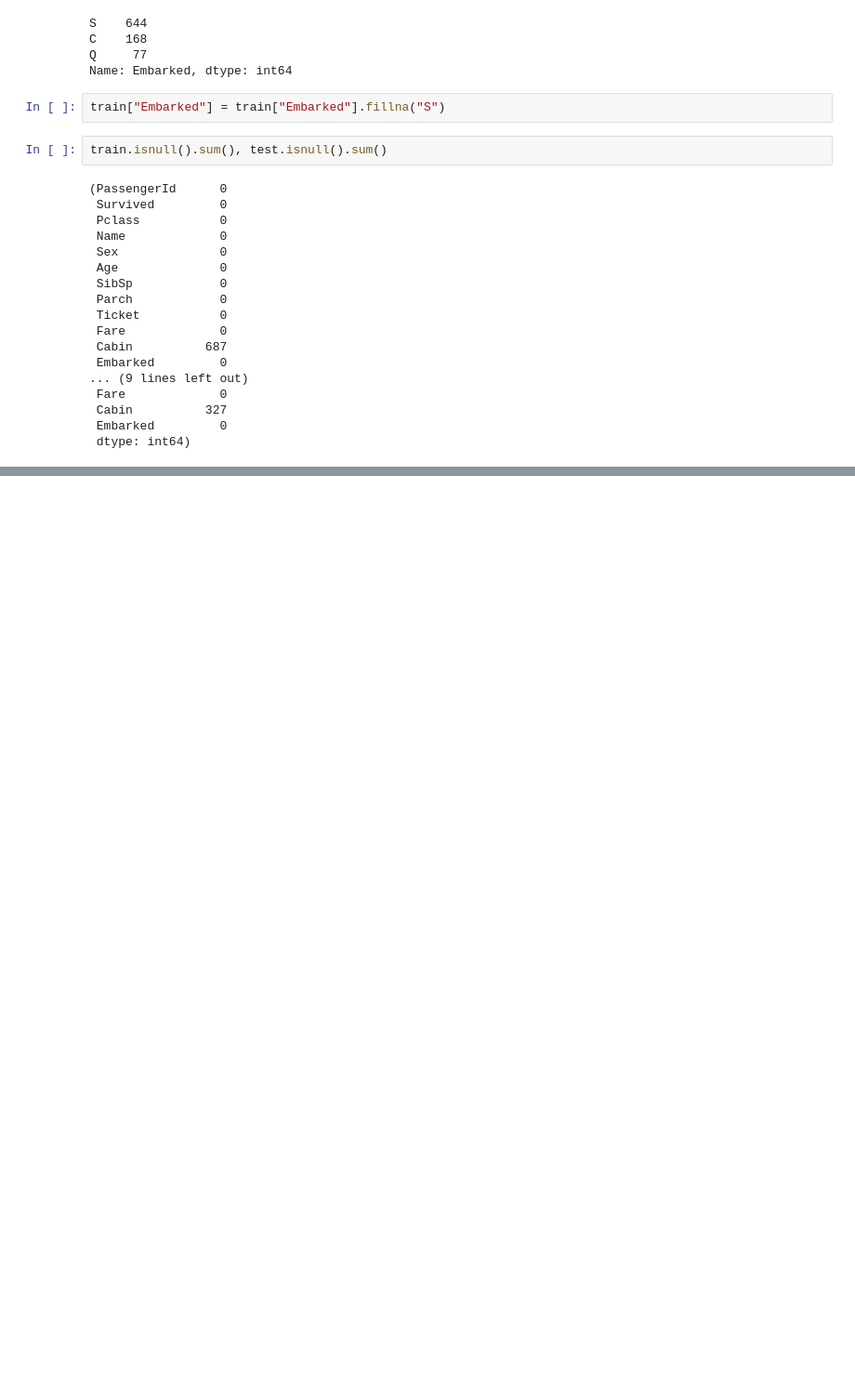
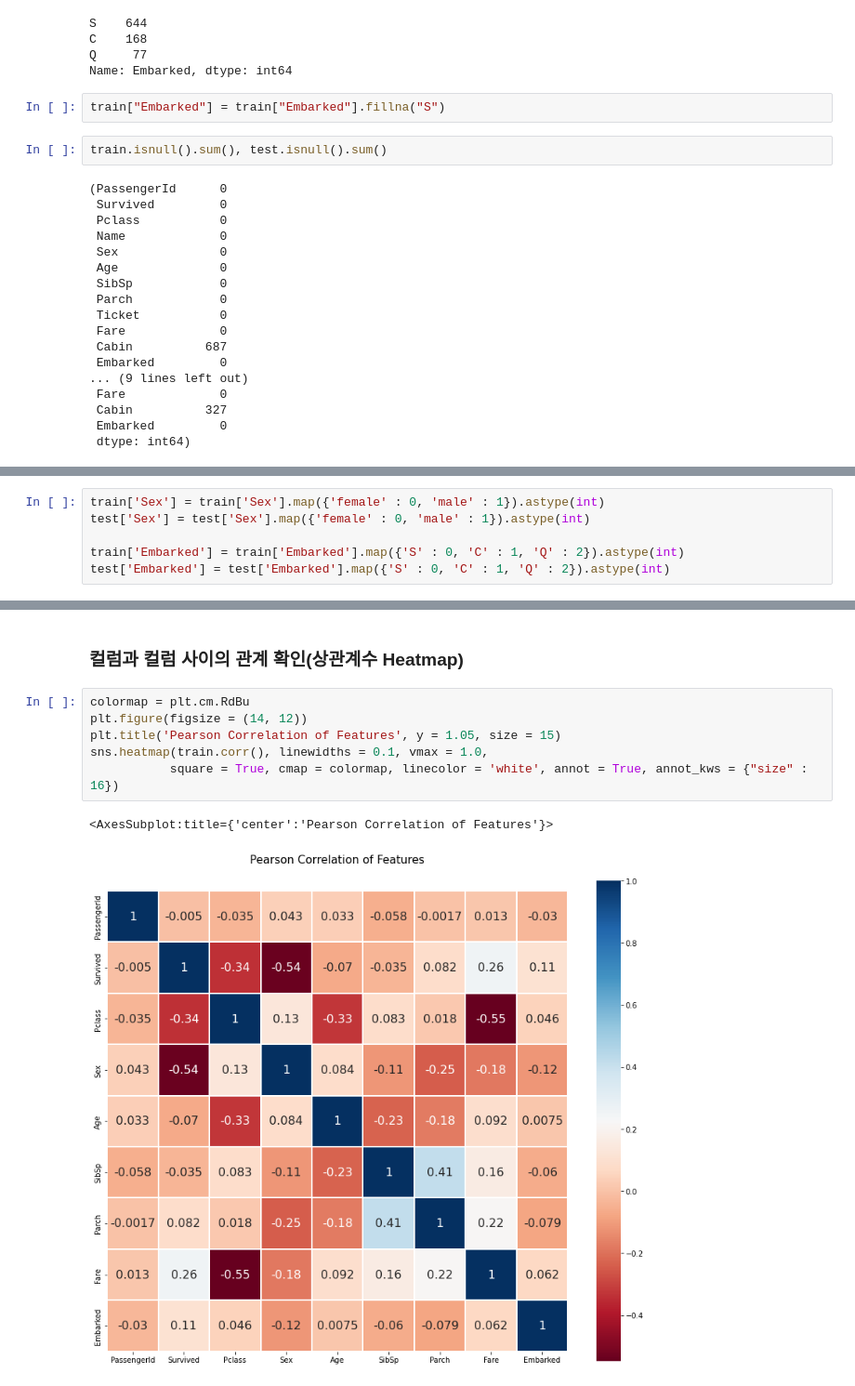
Before and after one commit to city1616/LikeLion_AI_SCHOOL_13th, a Jupyter notebook: 02. 웹과 Github 기본/06_python_library/05_Titanic_data_분석/02_Titanic_Data_Preprocessing.ipynb, the cells around one changed output, grey strips where cells are left out. Shown at 93% size. Saved outputs shown, nothing was run; the diff lists cells and outputs as text; blank space fills up the shorter version.

```diff
--- a/02. 웹과 Github 기본/06_python_library/05_Titanic_data_분석/02_Titanic_Data_Preprocessing.ipynb
+++ b/02. 웹과 Github 기본/06_python_library/05_Titanic_data_분석/02_Titanic_Data_Preprocessing.ipynb
@@ -283,0 +299,6 @@ train.isnull().sum(), test.isnull().sum()
+# %%
+train['Sex'] = train['Sex'].map({'female' : 0, 'male' : 1}).astype(int)
+test['Sex'] = test['Sex'].map({'female' : 0, 'male' : 1}).astype(int)
+
+train['Embarked'] = train['Embarked'].map({'S' : 0, 'C' : 1, 'Q' : 2}).astype(int)
+test['Embarked'] = test['Embarked'].map({'S' : 0, 'C' : 1, 'Q' : 2}).astype(int)
@@ -283,0 +312,11 @@ train.isnull().sum(), test.isnull().sum()
+# %% [markdown]
+### 컬럼과 컬럼 사이의 관계 확인(상관계수 Heatmap)
+# %%
+colormap = plt.cm.RdBu
+plt.figure(figsize = (14, 12))
+plt.title('Pearson Correlation of Features', y = 1.05, size = 15)
+sns.heatmap(train.corr(), linewidths = 0.1, vmax = 1.0,
+           square = True, cmap = colormap, linecolor = 'white', annot = True, annot_kws = {"size" : 16})
+# %% [output]
+<AxesSubplot:title={'center':'Pearson Correlation of Features'}>
+[figure, added]
```
Also changed, not shown: parts of 10 cells of this notebook.
